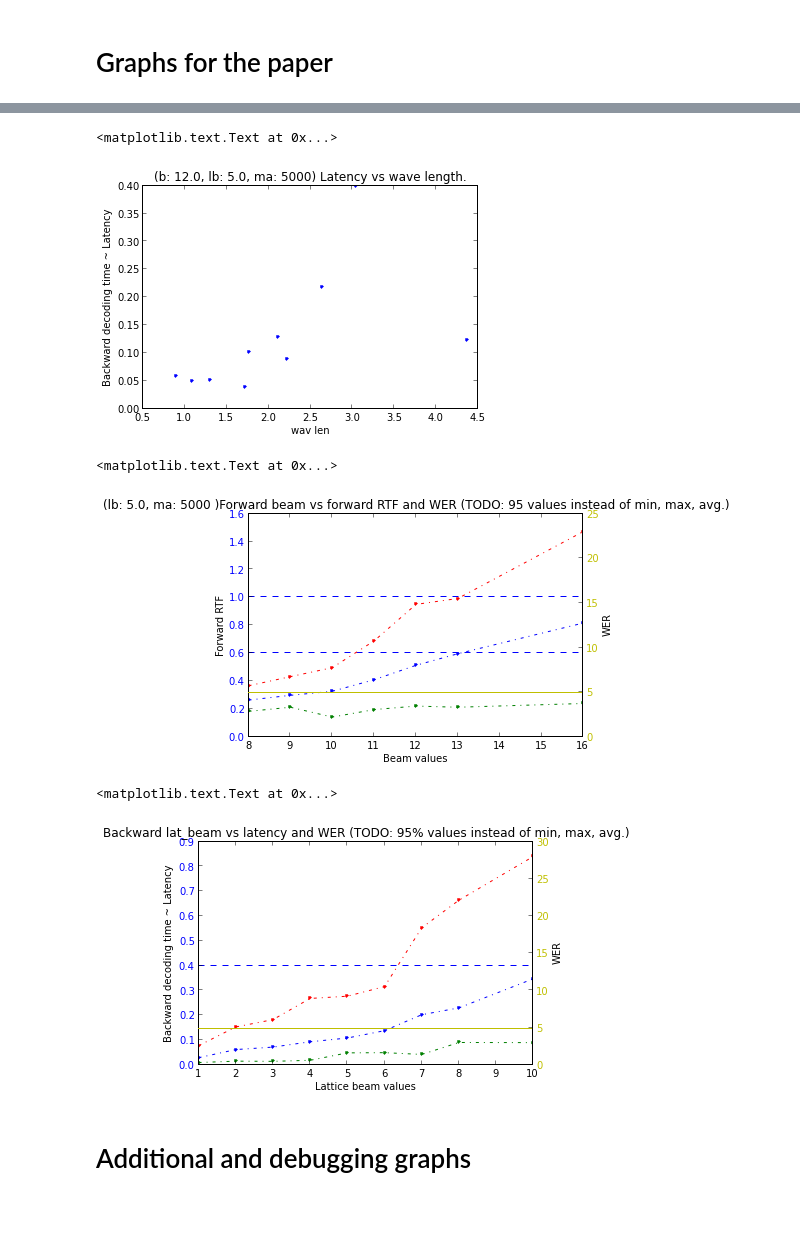
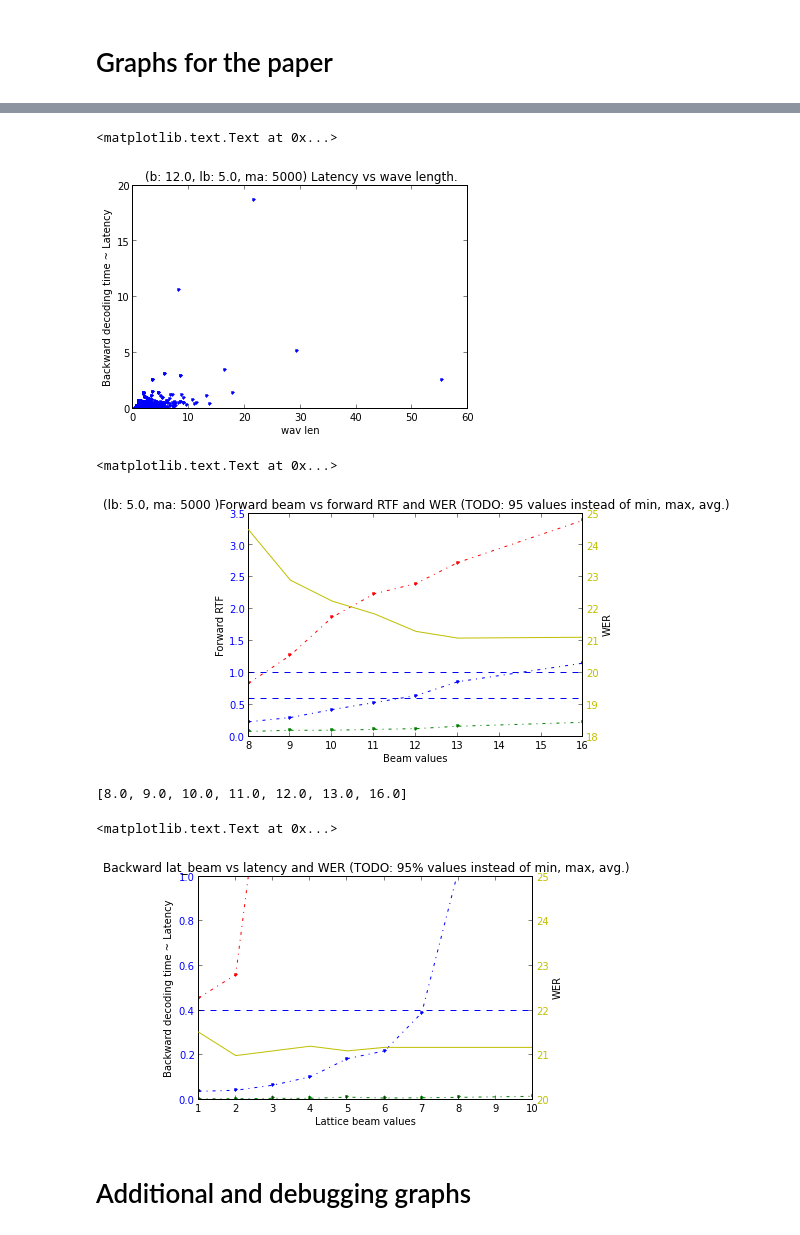
Before and after one commit to oplatek/pykaldi-eval, a Jupyter notebook: Pykaldi-evaluation.ipynb, the cells around one changed output, grey strips where cells are left out. Saved outputs shown, nothing was run; the diff lists cells and outputs as text; code cells hidden in the pictures.

```diff
--- a/Pykaldi-evaluation.ipynb
+++ b/Pykaldi-evaluation.ipynb
@@ -35,7 +35,8 @@ UserRecord = namedtuple('UserRecord',
                         ['wav_name', 'wav_len', 'beam', 'lattice_beam', 'max_active', 'forwardlen', 'backwardlen'])
 
 
-with open('./all_5931_few_test_30_new_kaldi.pickle.log', 'r') as r:
+# with open('./all_5931_few_test_30_new_kaldi.pickle.log', 'r') as r:
+with open('./1635.ma5000_wer30.pickle.log', 'r') as r:
     sys_time_r = pickle.load(r)
     user_time_r = pickle.load(r)
 
@@ -143,5 +152,5 @@ tight_layout()
 # %%
-wl_dup, bt, beam, lat_beam, max_active = [], [], beam_range[4], lat_beam_range[4], max_active_range[1]
+wl_dup, bt, beam, lat_beam, max_active = [], [], beam_range[4], lat_beam_range[4], max_active_range[0]
 
 for wl in wav_len_values:
     back_time = [ rec.backwardlen for rec in user_time_r if
@@ -157,9 +166,9 @@ ylabel('Backward decoding time ~ Latency')
 title('(b: %0.1f, lb: %0.1f, ma: %d) Latency vs wave length.' % (beam, lat_beam, max_active))
 # %% [output]
 <matplotlib.text.Text at 0x...>
-[figure, old version]
+[figure, new version]
 # %%
-lat_beam, max_active = lat_beam_range[4], max_active_range[1]
+lat_beam, max_active = lat_beam_range[4], max_active_range[0]
 minf, avgf, maxf, werl = [], [], [], []
 for beam in beam_range:
     forwardrtf = [ rec.forwardlen / float(rec.wav_len) for rec in user_time_r if rec.beam == beam and rec.lattice_beam == lat_beam
@@ -186,49 +195,52 @@ for tl in ax1.get_yticklabels():
 ax2 = ax1.twinx()
 ax2.plot(beam_range, werl, 'y')
 ax2.set_ylabel('WER')
-ylim([0.0, 25.0])
+ylim([18.0, 25.0])
 for tl in ax2.get_yticklabels():
     tl.set_color('y')
 
 title('(lb: %0.1f, ma: %d )Forward beam vs forward RTF and WER (TODO: 95 values instead of min, max, avg.)' % (lat_beam, max_active))
 # %% [output]
 <matplotlib.text.Text at 0x...>
-[figure, old version]
+[figure, new version]
 # %%
-beam, max_active = beam_range[0], max_active_range[0]
+print beam_range
+beam, max_active = beam_range[5], max_active_range[0]
 minf, avgf, maxf, werl = [], [], [], []
 for lat_beam in lat_beam_range:
     back_time = [ rec.backwardlen for rec in user_time_r if rec.beam == beam
                  and rec.lattice_beam == lat_beam and rec.max_active == max_active]
     wers = [ cwer(rec.ins, rec.dl, rec.sub, rec.refer_words) for rec in sys_time_r if rec.beam == beam
             and rec.lattice_beam == lat_beam and rec.max_active == max_active]
     assert len(wers) == 1, 'wer is computed for each setting on all utterances at once-> 1 value'
     werl.append(wers[0])
     minf.append(min(back_time))
     avgf.append(sum(back_time) / float(len(back_time)))
     maxf.append(max(back_time))
 
 fig, ax1 = subplots()
 ax1.plot(lat_beam_range, minf, 'g.-.')
 ax1.plot(lat_beam_range, avgf, 'b.-.')
 ax1.plot(lat_beam_range, [0.4] * len(lat_beam_range), 'b--')
 ax1.plot(lat_beam_range, maxf, 'r.-.')
+ylim([0.0, 1.0])
 ax1.set_xlabel('Lattice beam values')
 ax1.set_ylabel('Backward decoding time ~ Latency')
 for tl in ax1.get_yticklabels():
     tl.set_color('b')
 
 ax2 = ax1.twinx()
 ax2.plot(lat_beam_range, werl, 'y')
-ylim([0, 30.0])
+ylim([20.0, 25.0])
 ax2.set_ylabel('WER')
 for tl in ax2.get_yticklabels():
     tl.set_color('y')
 
 title('Backward lat_beam vs latency and WER (TODO: 95% values instead of min, max, avg.)')
 # %% [output]
-<matplotlib.text.Text at 0x...>
+[8.0, 9.0, 10.0, 11.0, 12.0, 13.0, 16.0]
+<matplotlib.text.Text at 0x...>
-[figure, old version]
+[figure, new version]
 # %% [markdown]
 Additional and debugging graphs
 ===============================
```
Also changed, not shown: parts of 7 cells of this notebook.
